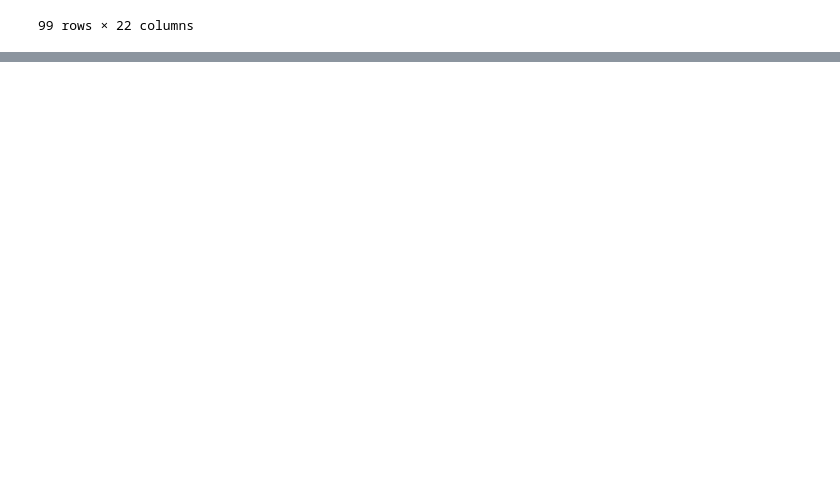
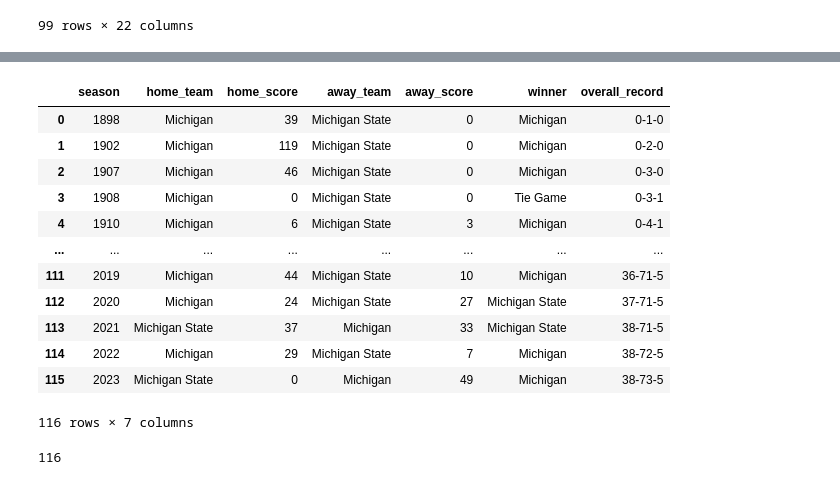
Before and after one commit to ADoroh2122/Capstone-Project, a Jupyter notebook: src/test.ipynb, the cells around one changed output, grey strips where cells are left out. Cells and saved outputs as stored; diff of their text form; code cells hidden in the pictures; blank space fills up the shorter version.

```diff
--- a/src/test.ipynb
+++ b/src/test.ipynb
@@ -239,0 +282,39 @@ matchup.head()
+# %%
+matchup = matchup.fillna('Tie Game')
+# %%
+win_count = 0
+loss_count = 0
+tie_count = 0
+
+for index, row in matchup.iterrows():
+    if row['winner'] == f'{fav_team}':
+        win_count += 1
+    elif row['winner'] == f'{team2}':
+        loss_count += 1
+    elif row['winner'] == 'Tie Game':
+        tie_count += 1
+    matchup.loc[index,'overall_record'] = f'{win_count}-{loss_count}-{tie_count}'
+# %%
+matchup
+# %% [output]
+|  | season | home_team | home_score | away_team | away_score | winner | overall_record |
+| 0 | 1898 | Michigan | 39 | Michigan State | 0 | Michigan | 0-1-0 |
+| 1 | 1902 | Michigan | 119 | Michigan State | 0 | Michigan | 0-2-0 |
+| 2 | 1907 | Michigan | 46 | Michigan State | 0 | Michigan | 0-3-0 |
+| 3 | 1908 | Michigan | 0 | Michigan State | 0 | Tie Game | 0-3-1 |
+| 4 | 1910 | Michigan | 6 | Michigan State | 3 | Michigan | 0-4-1 |
+| ... | ... | ... | ... | ... | ... | ... | ... |
+| 111 | 2019 | Michigan | 44 | Michigan State | 10 | Michigan | 36-71-5 |
+| 112 | 2020 | Michigan | 24 | Michigan State | 27 | Michigan State | 37-71-5 |
+| 113 | 2021 | Michigan State | 37 | Michigan | 33 | Michigan State | 38-71-5 |
+| 114 | 2022 | Michigan | 29 | Michigan State | 7 | Michigan | 38-72-5 |
+| 115 | 2023 | Michigan State | 0 | Michigan | 49 | Michigan | 38-73-5 |
+116 rows × 7 columns
+# %%
+# Connecting to Elephant SQL
+
+connection = 'postgresql://lbgowpbc:dNYHpRnfDLZbvt4iBvVhp11ziizGwLlI@castor.db.elephantsql.com/lbgowpbc'
+
+df.to_sql('team_matchups', index=False, con = connection, if_exists = 'replace')
+# %% [output]
+116
```
Also changed, not shown: parts of 8 cells of this notebook, 4 other files.
